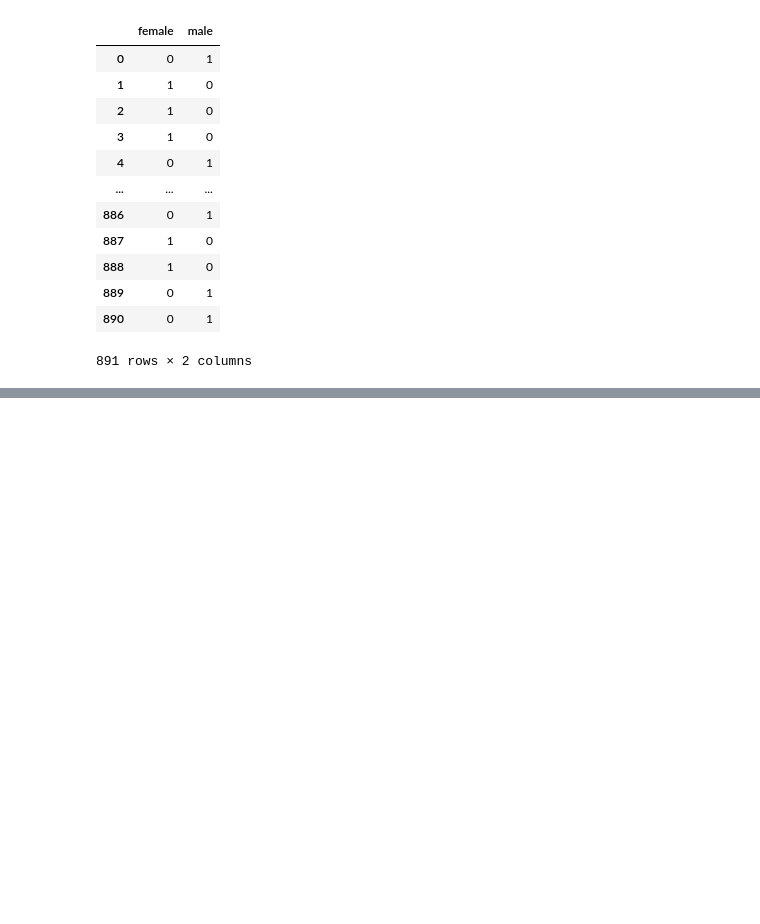
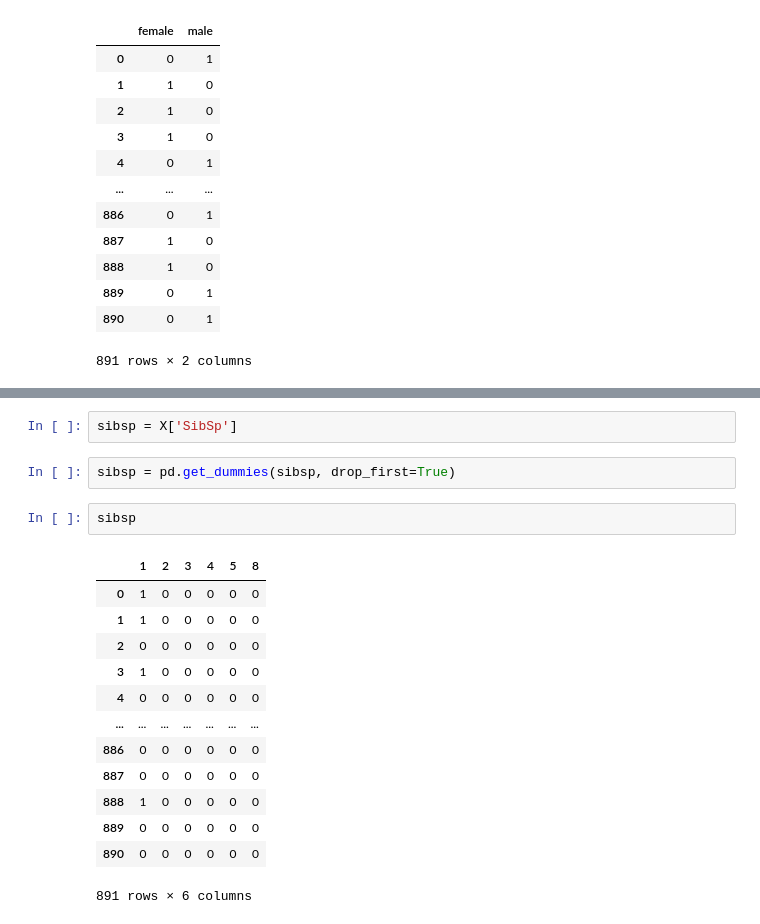
Before and after one commit to hackcoderr/machine-learning, a Jupyter notebook: Titanic-Project/titanic-main.ipynb, the cells around one changed output, grey strips where cells are left out. Saved outputs shown, nothing was run; the diff lists cells and outputs as text; blank space fills up the shorter version.

```diff
--- a/Titanic-Project/titanic-main.ipynb
+++ b/Titanic-Project/titanic-main.ipynb
@@ -146,0 +167,20 @@ pd.get_dummies(sex,drop_first=True)
+# %%
+sibsp = X['SibSp']
+# %%
+sibsp = pd.get_dummies(sibsp, drop_first=True)
+# %%
+sibsp
+# %% [output]
+|  | 1 | 2 | 3 | 4 | 5 | 8 |
+| 0 | 1 | 0 | 0 | 0 | 0 | 0 |
+| 1 | 1 | 0 | 0 | 0 | 0 | 0 |
+| 2 | 0 | 0 | 0 | 0 | 0 | 0 |
+| 3 | 1 | 0 | 0 | 0 | 0 | 0 |
+| 4 | 0 | 0 | 0 | 0 | 0 | 0 |
+| ... | ... | ... | ... | ... | ... | ... |
+| 886 | 0 | 0 | 0 | 0 | 0 | 0 |
+| 887 | 0 | 0 | 0 | 0 | 0 | 0 |
+| 888 | 1 | 0 | 0 | 0 | 0 | 0 |
+| 889 | 0 | 0 | 0 | 0 | 0 | 0 |
+| 890 | 0 | 0 | 0 | 0 | 0 | 0 |
+891 rows × 6 columns
```
Also changed, not shown: parts of 4 cells of this notebook.
